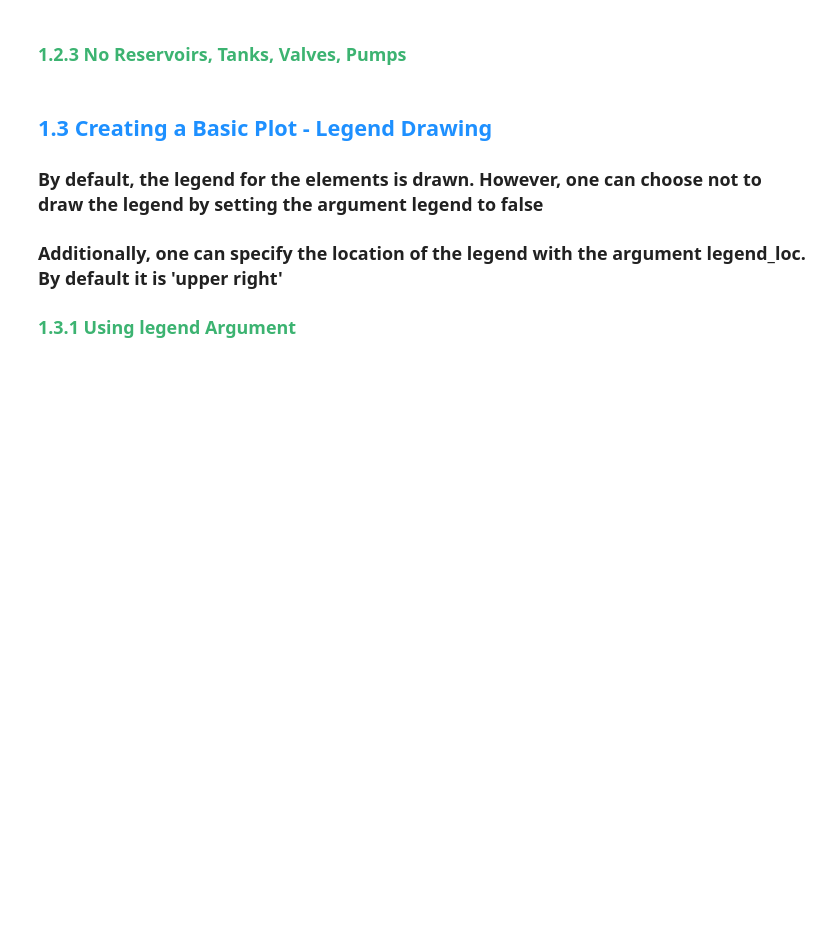
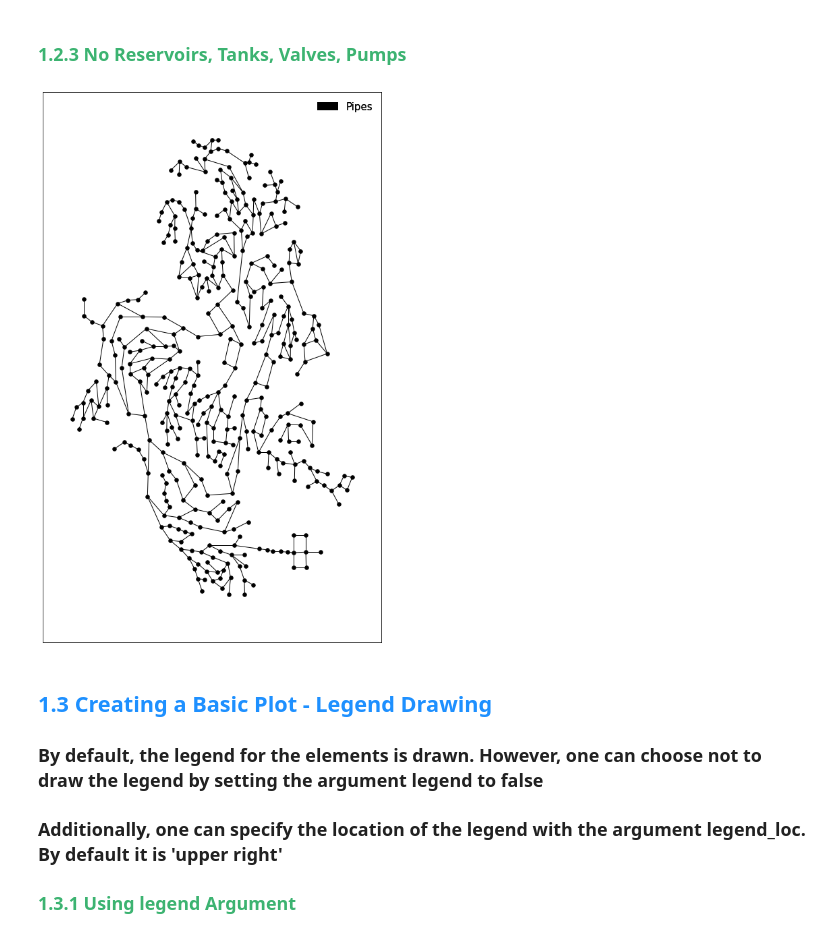
Before and after one commit to tylertrimble/viswaternet, a Jupyter notebook: Demo Folder/1. Basic Plotting.ipynb, the cells around one changed output. Saved outputs shown, nothing was run; the diff lists cells and outputs as text; code cells hidden in the pictures; blank space fills up the shorter version.

```diff
--- a/Demo Folder/1. Basic Plotting.ipynb
+++ b/Demo Folder/1. Basic Plotting.ipynb
@@ -60,9 +64,11 @@ wdn.plot_basic_elements(model,ax,nodes=False, reservoirs=False,tanks=False,valve
 # %%
 # Defines a matplotlib figure and axis. The user can customize the size of the plot in this way.
 fig, ax = plt.subplots(figsize = (9,15))
 
 # Creates plot of network with basic elements.
-wdn.plot_basic_elements(model,ax, reservoirs=False,tanks=False,valves=False,pumps=False)
+vis.plot_basic_elements(model,ax, reservoirs=False,tanks=False,valves=False,pumps=False)
+# %% [output]
+[figure, added]
 # %% [markdown]
 ## <span style="color:dodgerblue"> 1.3 Creating a Basic Plot - Legend Drawing
 
```
Also changed, not shown: parts of 11 cells of this notebook, 4 other files.
